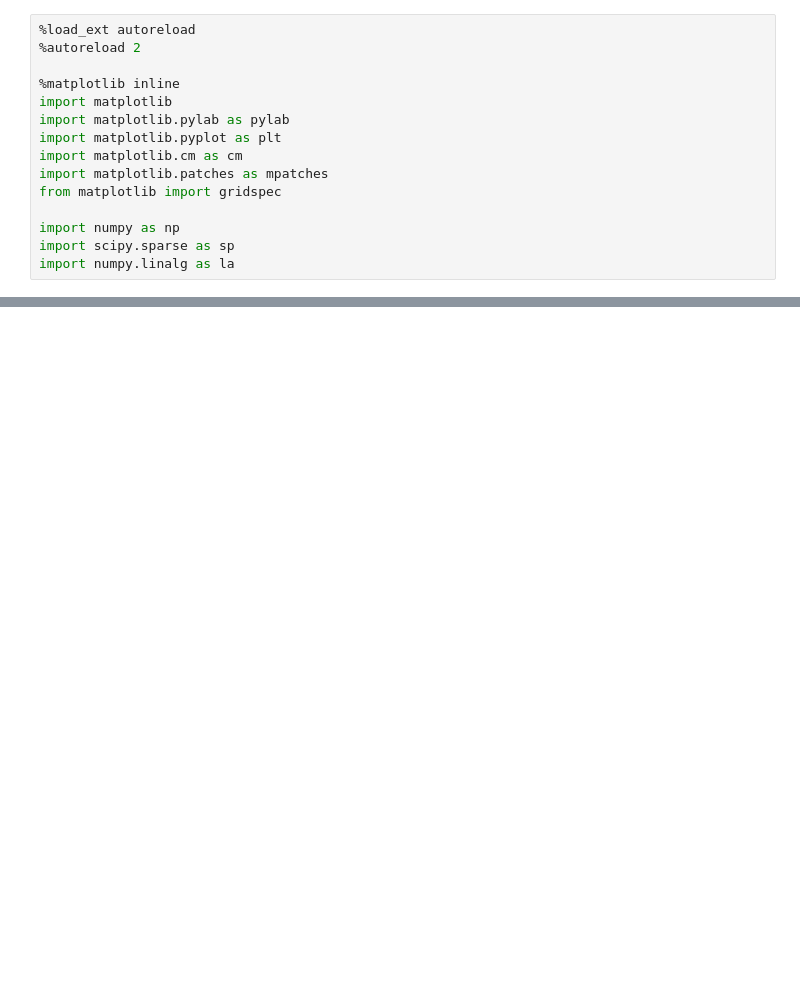
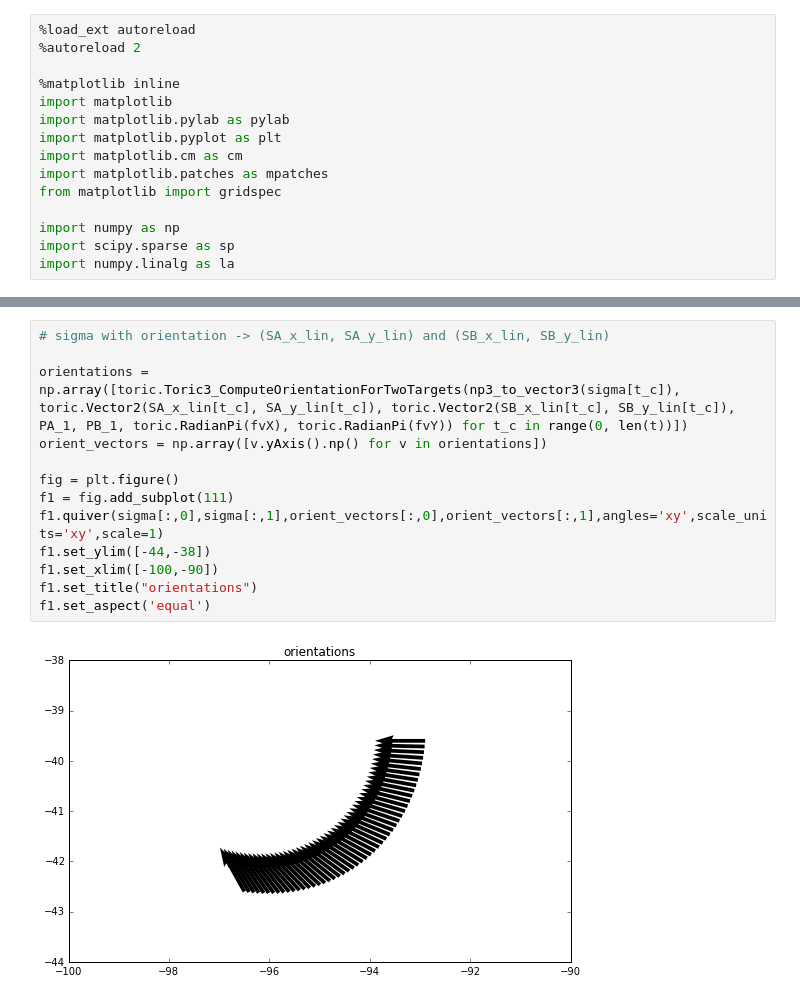
Before and after one commit to njoubert/spooky, a Jupyter notebook: experiments/ipython/20 - JE - World to screen space.ipynb, the cells around one changed output, grey strips where cells are left out. Cells and saved outputs as stored; diff of their text form; blank space fills up the shorter version.

```diff
--- a/experiments/ipython/20 - JE - World to screen space.ipynb
+++ b/experiments/ipython/20 - JE - World to screen space.ipynb
@@ -193,0 +361,15 @@ SB  [-0.28422673  0.24539147]
+# %%
+# sigma with orientation -> (SA_x_lin, SA_y_lin) and (SB_x_lin, SB_y_lin)
+
+orientations = np.array([toric.Toric3_ComputeOrientationForTwoTargets(np3_to_vector3(sigma[t_c]), toric.Vector2(SA_x_lin[t_c], SA_y_lin[t_c]), toric.Vector2(SB_x_lin[t_c], SB_y_lin[t_c]), PA_1, PB_1, toric.RadianPi(fvX), toric.RadianPi(fvY)) for t_c in range(0, len(t))])
+orient_vectors = np.array([v.yAxis().np() for v in orientations])
+
+fig = plt.figure()
+f1 = fig.add_subplot(111)
+f1.quiver(sigma[:,0],sigma[:,1],orient_vectors[:,0],orient_vectors[:,1],angles='xy',scale_units='xy',scale=1)
+f1.set_ylim([-44,-38])
+f1.set_xlim([-100,-90])
+f1.set_title("orientations")
+f1.set_aspect('equal')
+# %% [output]
+[figure, added]
```
Also changed, not shown: parts of 7 cells of this notebook.
